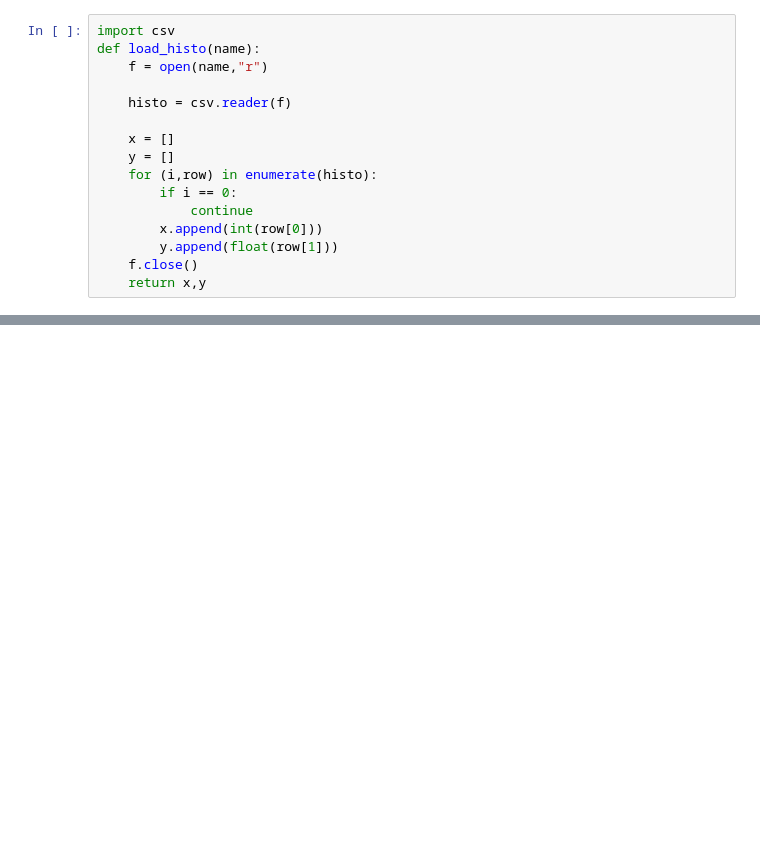
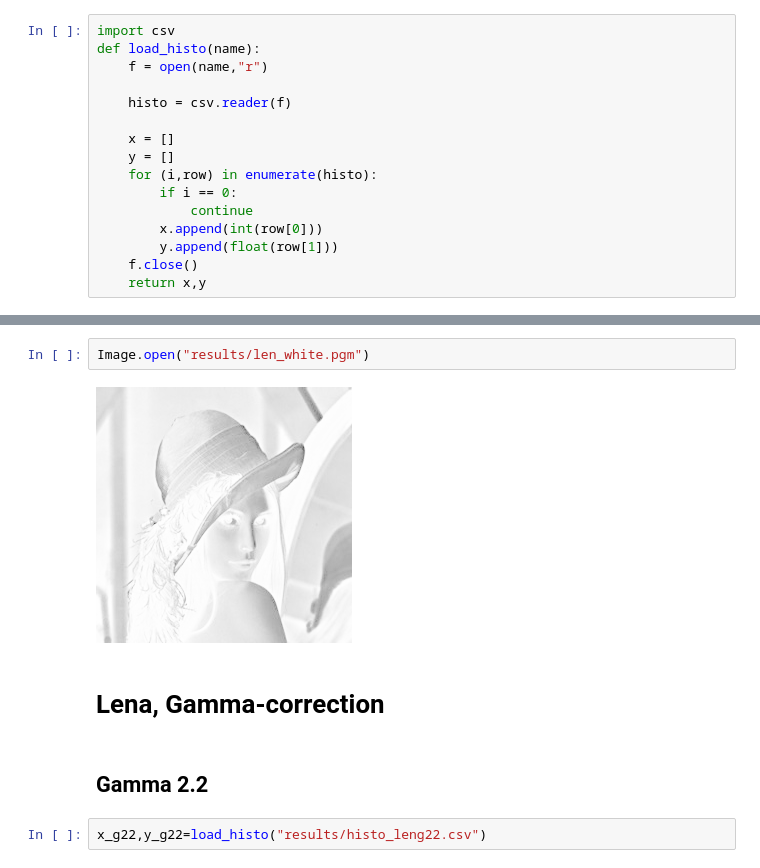
Before and after one commit to cosmo-sterin/M1_ENSL, a Jupyter notebook: Vision/build/tp2/Results.ipynb, the cells around one changed output, grey strips where cells are left out. Saved outputs shown, nothing was run; the diff lists cells and outputs as text; blank space fills up the shorter version.

```diff
--- a/Vision/build/tp2/Results.ipynb
+++ b/Vision/build/tp2/Results.ipynb
@@ -27,0 +47,10 @@ plt.show()
+# %%
+Image.open("results/len_white.pgm")
+# %% [output]
+[figure, added]
+# %% [markdown]
+# Lena, Gamma-correction
+# %% [markdown]
+## Gamma 2.2
+# %%
+x_g22,y_g22=load_histo("results/histo_leng22.csv")
```
Also changed, not shown: parts of 10 cells of this notebook, 9 other files.
